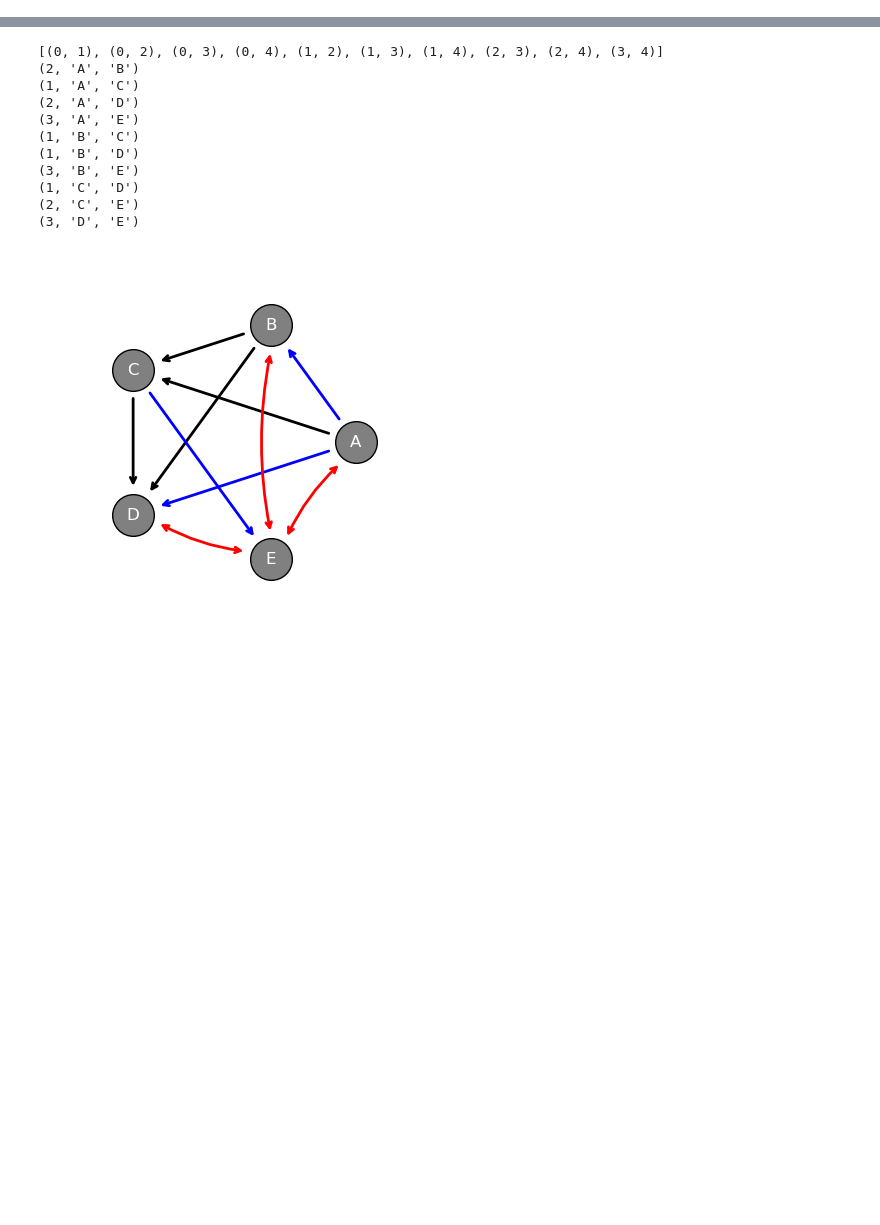
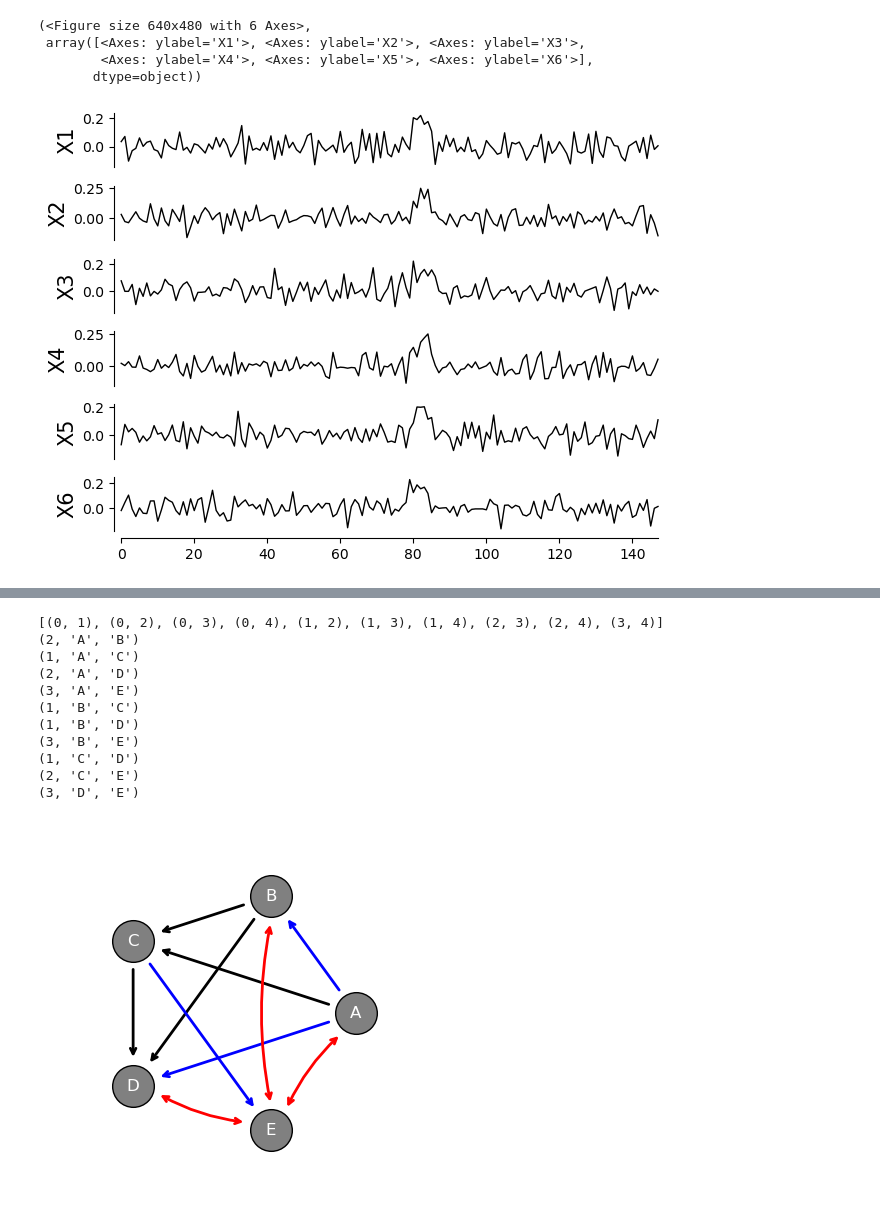
Before and after one commit to Peisong-Zheng/Paleoclimate_causality, a Jupyter notebook: Gen_linked_data.ipynb, the cells around one changed output, grey strips where cells are left out. Saved outputs shown, nothing was run; the diff lists cells and outputs as text; code cells hidden in the pictures; blank space fills up the shorter version.

```diff
--- a/Gen_linked_data.ipynb
+++ b/Gen_linked_data.ipynb
@@ -0,0 +163,9 @@
+# %%
+# store the data to a dataframe
+import pandas as pd
+
+data = {'X1': X1, 'X2': X2, 'X3': X3, 'X4': X4, 'X5': X5, 'X6': X6}
+data = pd.DataFrame(data)
+# drop nan values
+data = data.dropna()
+data
@@ -0,0 +186,32 @@
+# %%
+import importlib
+from toolbox import GC_functions as GC
+importlib.reload(GC)
+
+df_sta=GC.make_stationary(data,['X1', 'X2','X3','X4','X5','X6'], test_method='ADF',plot=False)
+# %%
+import numpy as np
+import matplotlib.pyplot as plt
+import tigramite
+from tigramite import data_processing as pp
+from tigramite import plotting as tp
+from tigramite.pcmci import PCMCI
+from tigramite.independence_tests import parcorr, gpdc, cmiknn
+
+
+# get the column of A and B from the dataframe and convert to numpy array
+array = df_sta[['X1', 'X2','X3','X4','X5','X6']].values
+
+var_names=['X1', 'X2','X3','X4','X5','X6']
+# Create a Tigramite DataFrame object
+dataframe_sta = pp.DataFrame(array,
+                         datatime=np.arange(len(array)),
+                         var_names=var_names)
+
+tp.plot_timeseries(dataframe_sta,label_fontsize=15,tick_label_size=10)
+# %% [output]
+(<Figure size 640x480 with 6 Axes>,
+ array([<Axes: ylabel='X1'>, <Axes: ylabel='X2'>, <Axes: ylabel='X3'>,
+        <Axes: ylabel='X4'>, <Axes: ylabel='X5'>, <Axes: ylabel='X6'>],
+       dtype=object))
+[figure, added]
```
Also changed, not shown: parts of 14 cells of this notebook, 14 other files.
